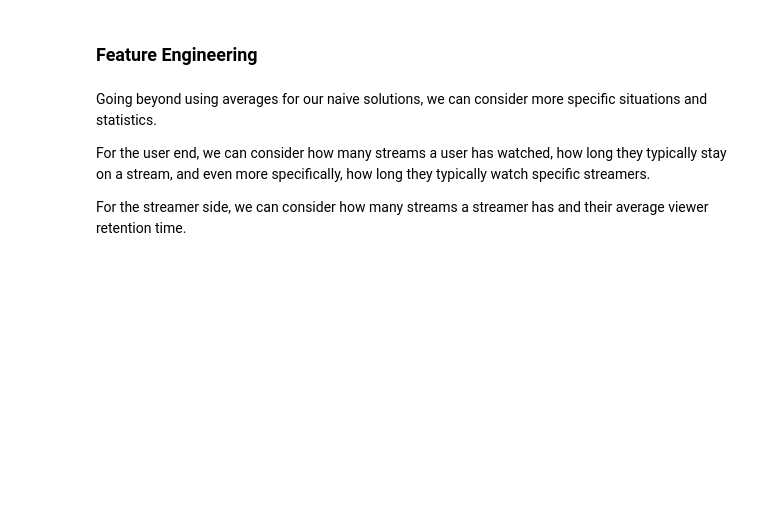
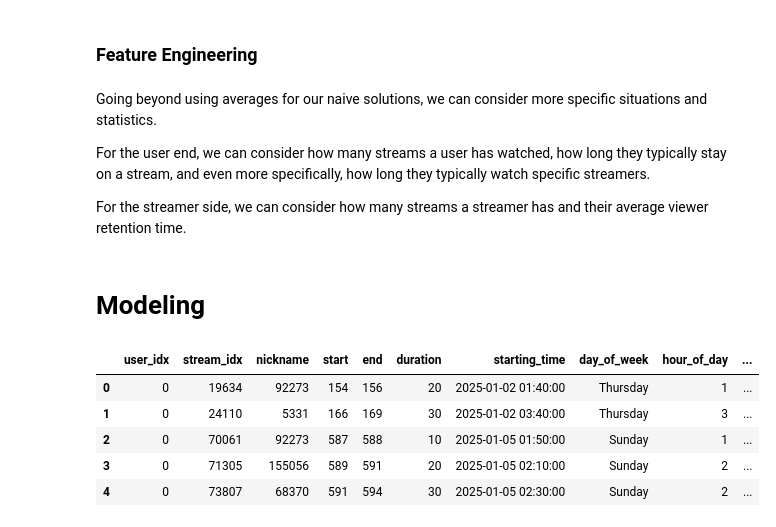
Before and after one commit to iamangeldi/Twitch-Predictive-Analysis, a Jupyter notebook: assignment2.ipynb, the cells around one changed output. Cells and saved outputs as stored; diff of their text form; code cells hidden in the pictures; blank space fills up the shorter version.

Commit message:
added part of Modeling writeup

```diff
--- a/assignment2.ipynb
+++ b/assignment2.ipynb
@@ -661,3 +661,15 @@ df['stream_mean'] = df.groupby('stream_idx')['duration'].transform('mean')   #av
 df['user_count'] = df.groupby('user_idx')['duration'].transform('count')     #how many watch sessions one user has
 df['stream_count'] = df.groupby('stream_idx')['duration'].transform('count') #how many streams a streamer has
 df['user_stream_mean'] = df.groupby(['user_idx', 'stream_idx'])['duration'].transform('mean') #avg time a specific user watches a specific streamer
+# %% [markdown]
+# Modeling
+# %%
+## Current State of the Dataframe
+df.head()
+# %% [output]
+|  | user_idx | stream_idx | nickname | start | end | duration | starting_time | day_of_week | hour_of_day | ... |
+| 0 | 0 | 19634 | 92273 | 154 | 156 | 20 | 2025-01-02 01:40:00 | Thursday | 1 | ... |
+| 1 | 0 | 24110 | 5331 | 166 | 169 | 30 | 2025-01-02 03:40:00 | Thursday | 3 | ... |
+| 2 | 0 | 70061 | 92273 | 587 | 588 | 10 | 2025-01-05 01:50:00 | Sunday | 1 | ... |
+| 3 | 0 | 71305 | 155056 | 589 | 591 | 20 | 2025-01-05 02:10:00 | Sunday | 2 | ... |
+| 4 | 0 | 73807 | 68370 | 591 | 594 | 30 | 2025-01-05 02:30:00 | Sunday | 2 | ... |
```
Also changed, not shown: parts of 2 cells of this notebook.
